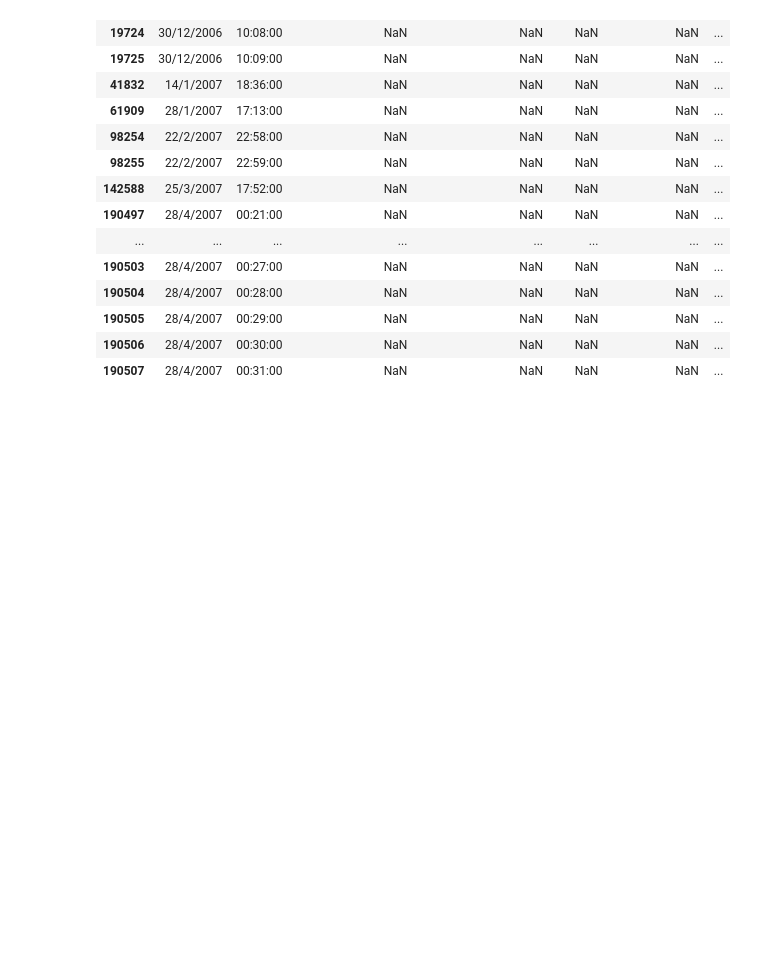
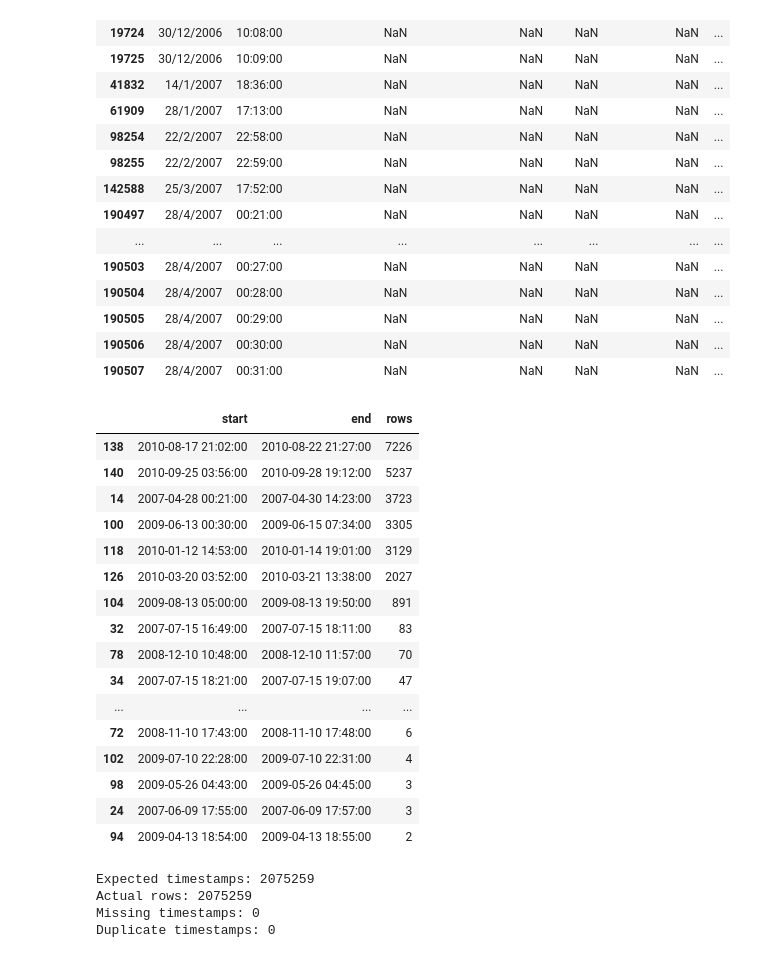
Before and after one commit to dmurray-data/deep-learning-tabular, a Jupyter notebook: notebooks/01_data_inspection_and_validation.ipynb, the cells around one changed output. Saved outputs shown, nothing was run; the diff lists cells and outputs as text; code cells hidden in the pictures; blank space fills up the shorter version.

Commit message:
checked pattern of missing values, based on pattern at this point no values were dropped more details and explaination in comments, also confirmed no missing or dupe timestamps

```diff
--- a/notebooks/01_data_inspection_and_validation.ipynb
+++ b/notebooks/01_data_inspection_and_validation.ipynb
@@ -269,3 +271,45 @@ missing_rows.head(20)
 | 190505 | 28/4/2007 | 00:29:00 | NaN | NaN | NaN | NaN | ... |
 | 190506 | 28/4/2007 | 00:30:00 | NaN | NaN | NaN | NaN | ... |
 | 190507 | 28/4/2007 | 00:31:00 | NaN | NaN | NaN | NaN | ... |
+# %%
+# do the missing values occur in blocks?
+
+missing_all = X[numeric_cols].isna().all(axis=1)
+
+groups = (
+    missing_all.ne(missing_all.shift())
+    .cumsum()
+)
+
+missing_blocks = (
+    X.loc[missing_all]
+    .groupby(groups[missing_all])
+    .agg(
+        start=("datetime", "min"),
+        end=("datetime", "max"),
+        rows=("datetime", "size")
+    )
+)
+
+missing_blocks.sort_values(
+    "rows",
+    ascending=False
+).head(20)
+# %% [output]
+|  | start | end | rows |
+| 138 | 2010-08-17 21:02:00 | 2010-08-22 21:27:00 | 7226 |
+| 140 | 2010-09-25 03:56:00 | 2010-09-28 19:12:00 | 5237 |
+| 14 | 2007-04-28 00:21:00 | 2007-04-30 14:23:00 | 3723 |
+| 100 | 2009-06-13 00:30:00 | 2009-06-15 07:34:00 | 3305 |
+| 118 | 2010-01-12 14:53:00 | 2010-01-14 19:01:00 | 3129 |
+| 126 | 2010-03-20 03:52:00 | 2010-03-21 13:38:00 | 2027 |
+| 104 | 2009-08-13 05:00:00 | 2009-08-13 19:50:00 | 891 |
+| 32 | 2007-07-15 16:49:00 | 2007-07-15 18:11:00 | 83 |
+| 78 | 2008-12-10 10:48:00 | 2008-12-10 11:57:00 | 70 |
+| 34 | 2007-07-15 18:21:00 | 2007-07-15 19:07:00 | 47 |
+| ... | ... | ... | ... |
+| 72 | 2008-11-10 17:43:00 | 2008-11-10 17:48:00 | 6 |
+| 102 | 2009-07-10 22:28:00 | 2009-07-10 22:31:00 | 4 |
+| 98 | 2009-05-26 04:43:00 | 2009-05-26 04:45:00 | 3 |
+| 24 | 2007-06-09 17:55:00 | 2007-06-09 17:57:00 | 3 |
+| 94 | 2009-04-13 18:54:00 | 2009-04-13 18:55:00 | 2 |
@@ -271,0 +335,22 @@ missing_rows.head(20)
+# %%
+# final check for missing or dupe timestamps
+
+full_range = pd.date_range(
+    start=X["datetime"].min(),
+    end=X["datetime"].max(),
+    freq="1min"
+)
+
+missing_timestamps = full_range.difference(
+    X["datetime"]
+)
+
+print("Expected timestamps:", len(full_range))
+print("Actual rows:", len(X))
+print("Missing timestamps:", len(missing_timestamps))
+print("Duplicate timestamps:", X["datetime"].duplicated().sum())
+# %% [output]
+Expected timestamps: 2075259
+Actual rows: 2075259
+Missing timestamps: 0
+Duplicate timestamps: 0
```
Also changed, not shown: parts of 4 cells of this notebook.
